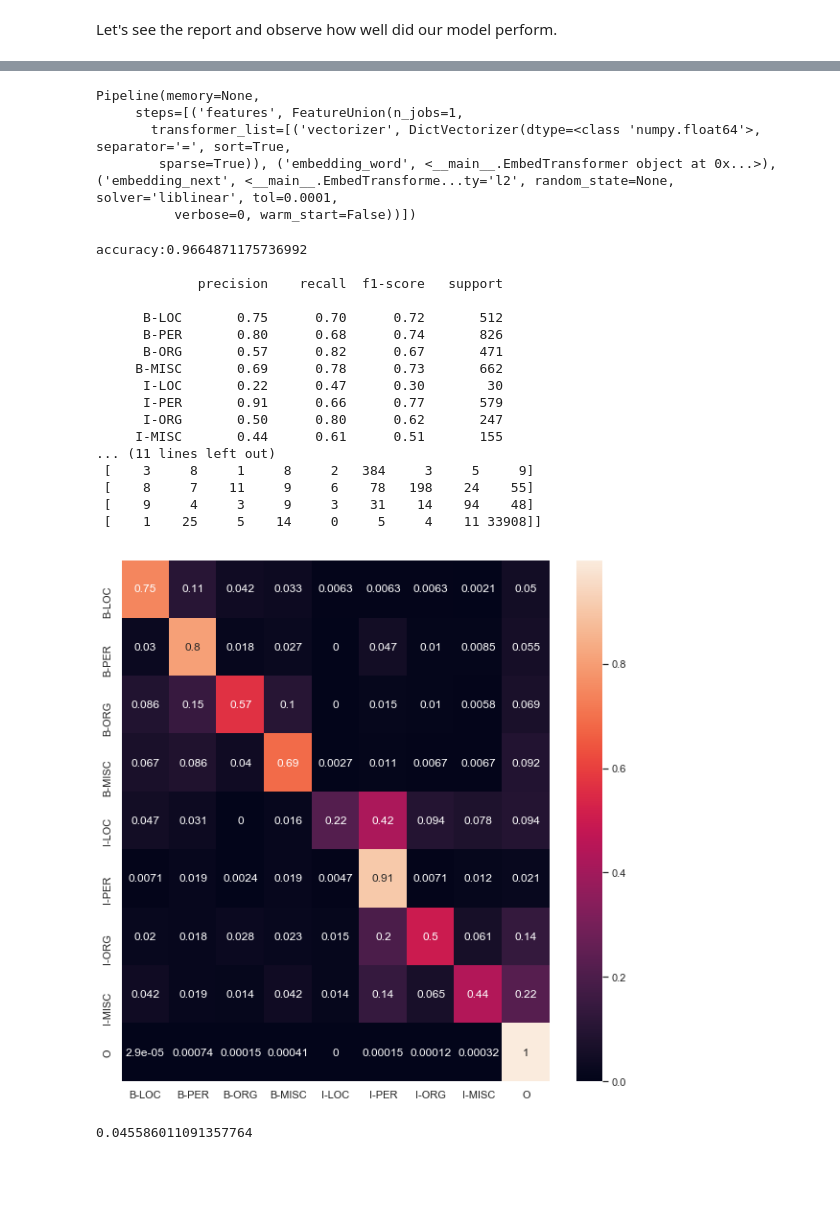
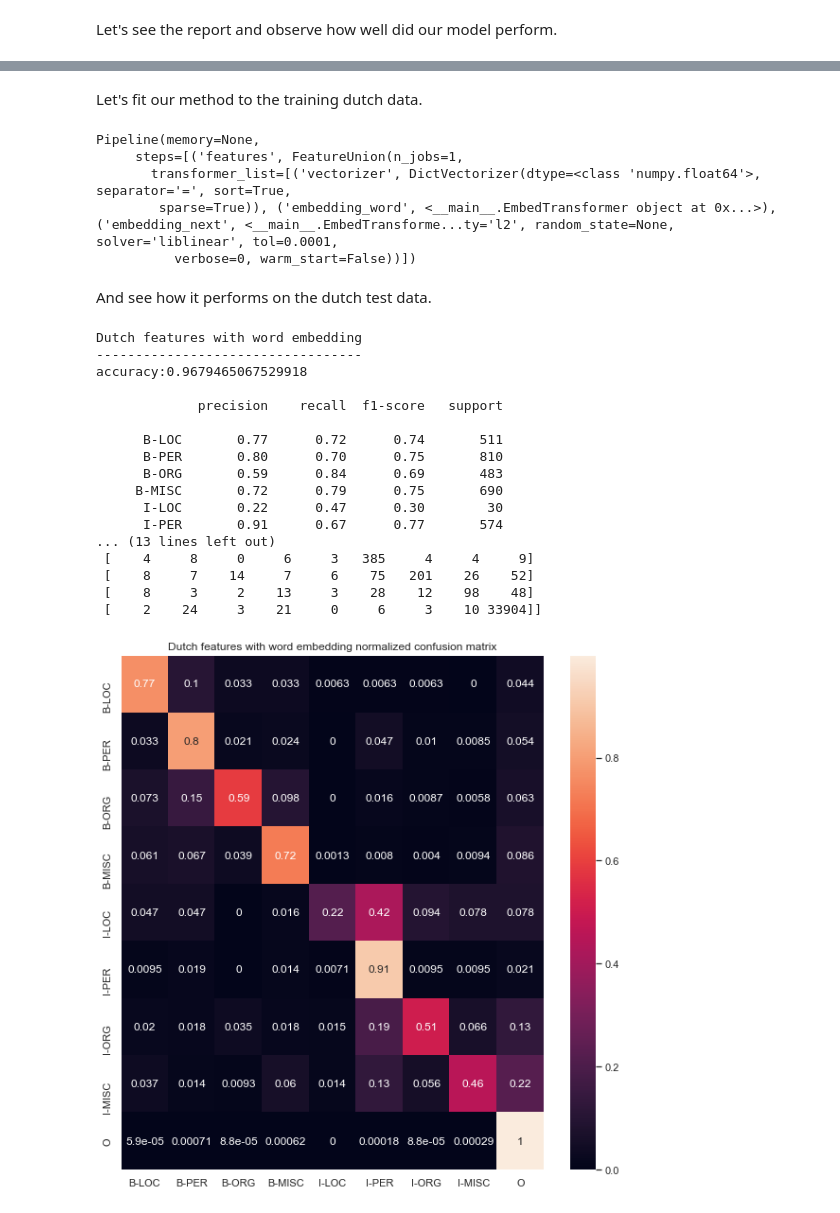
Before and after one commit to dolavn/NLP_191_2, a Jupyter notebook: Assignment2.ipynb, the cells around one changed output, grey strips where cells are left out. Drawn from its saved outputs; the diff is of its cells as text; code cells hidden in the pictures; blank space fills up the shorter version.

```diff
--- a/Assignment2.ipynb
+++ b/Assignment2.ipynb
@@ -1336,7 +1399,12 @@ Before testing and evaluating our model, let's create a method that would give u
 # %%
 from sklearn import metrics
+from itertools import product
 
-def get_report(y_pred, y_true):
+classes = [loc+'-'+ne_type for loc,ne_type in product(['B','I'],['LOC','PER','ORG','MISC'])]+['O']
+
+def get_report(y_pred, y_true, title):
+    print(title)
+    print('-'*len(title))
     print('accuracy:{0}\n'.format(sklearn.metrics.accuracy_score(y_pred, y_true)))
     print(sklearn.metrics.classification_report(y_pred, y_true,labels=classes))
     confusion_matrix = metrics.confusion_matrix(y_true,y_pred,labels=classes)
@@ -1345,6 +1413,8 @@ def get_report(y_pred, y_true):
     confusion_matrix = confusion_matrix.astype('float') / confusion_matrix.sum(axis=1)[:, np.newaxis]
     confusion_df = DataFrame(confusion_matrix, index=classes, columns=classes)
     fig1 = plt.figure('Confusion Matrix', [10,10])
+    ax1 = plt.axes()
+    ax1.set_title(title + ' normalized confusion matrix')
     fig1 = sns.heatmap(confusion_df,annot=True,annot_kws={"size": 12})
 # %% [markdown]
 Let's now test our model on the test dataset, we'll make the predictions on the test dataset.
@@ -1400,8 +1480,10 @@ accuracy:0.9484702947966143
 # %%
 def extractFeatures(sent, i):
     word, pos = sent[i][0], sent[i][1]
+    ort, (digits, hyphen) = get_ort(word)
     return {'word':word, 'pos': pos, 'prefix1':word[0],
             'suffix1':word[-1],'prefix2':word[:2],'suffix2':word[-2:],
+            'ort': ort, 'has_digits':digits, 'has_hyphen':hyphen,
             'next_pos':'EOS' if i==len(sent)-1 else sent[i+1][1],
             'prev_pos':'BOS' if i==0 else sent[i-1][1],
             'next':'EOS' if i==len(sent)-1 else sent[i+1][0],
@@ -1464,0 +1559,4 @@ accuracy:0.944516676838167
+# %%
+pipeline.fit(x_e_train,y_e_train)
+predictions = pipeline.predict(x_e_testb)
+get_report(predictions,y_e_testb, 'advanced features spanish test b')
@@ -1464,0 +1585,4 @@ accuracy:0.944516676838167
+# %%
+pipeline.fit(x_d_train,y_d_train)
+predictions = pipeline.predict(x_d_testb)
+get_report(predictions,y_d_testb, 'advanced features dutch test b')
@@ -1530,5 +1771,7 @@ def get_pipeline2():
 # %%
 pipeline = get_pipeline2()
+# %% [markdown]
+Let's fit our method to the training dutch data.
 # %%
 pipeline.fit(x_d_train,y_d_train)
 # %% [output]
@@ -1537,30 +1780,27 @@ Pipeline(memory=None,
        transformer_list=[('vectorizer', DictVectorizer(dtype=<class 'numpy.float64'>, separator='=', sort=True,
         sparse=True)), ('embedding_word', <__main__.EmbedTransformer object at 0x...>), ('embedding_next', <__main__.EmbedTransforme...ty='l2', random_state=None, solver='liblinear', tol=0.0001,
           verbose=0, warm_start=False))])
+# %% [markdown]
+And see how it performs on the dutch test data.
 # %%
 predictions = pipeline.predict(x_d_test)
-get_report(predictions,y_d_test)
+get_report(predictions,y_d_test, 'Dutch features with word embedding')
 # %% [output]
-accuracy:0.9664871175736992
+Dutch features with word embedding
+----------------------------------
+accuracy:0.9679465067529918
 
              precision    recall  f1-score   support
 
-      B-LOC       0.75      0.70      0.72       512
-      B-PER       0.80      0.68      0.74       826
-      B-ORG       0.57      0.82      0.67       471
-     B-MISC       0.69      0.78      0.73       662
+      B-LOC       0.77      0.72      0.74       511
+      B-PER       0.80      0.70      0.75       810
+      B-ORG       0.59      0.84      0.69       483
+     B-MISC       0.72      0.79      0.75       690
       I-LOC       0.22      0.47      0.30        30
-      I-PER       0.91      0.66      0.77       579
-      I-ORG       0.50      0.80      0.62       247
-     I-MISC       0.44      0.61      0.51       155
-... (11 lines left out)
- [    3     8     1     8     2   384     3     5     9]
- [    8     7    11     9     6    78   198    24    55]
- [    9     4     3     9     3    31    14    94    48]
- [    1    25     5    14     0     5     4    11 33908]]
+      I-PER       0.91      0.67      0.77       574
+... (13 lines left out)
+ [    4     8     0     6     3   385     4     4     9]
+ [    8     7    14     7     6    75   201    26    52]
+ [    8     3     2    13     3    28    12    98    48]
+ [    2    24     3    21     0     6     3    10 33904]]
-[figure, old version]
+[figure, new version]
-# %%
-total = len(x_d_test)
-len([w for w in x_d_test if w['word'].lower() not in wv_from_text])/total
-# %% [output]
-0.045586011091357764
```
Also changed, not shown: parts of 99 cells of this notebook.
